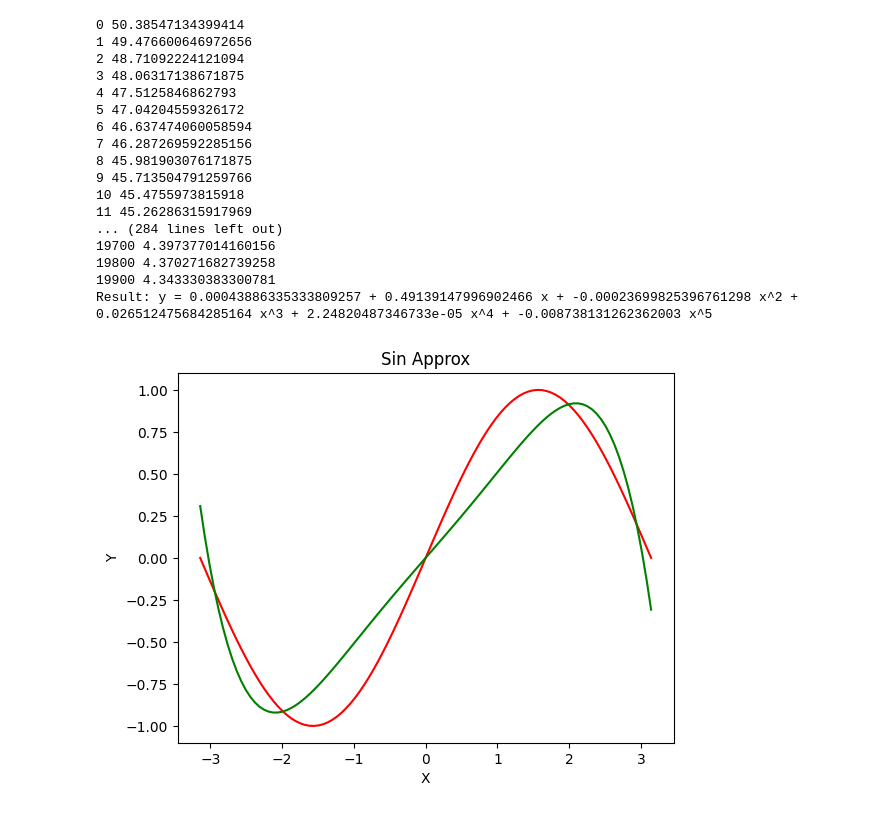
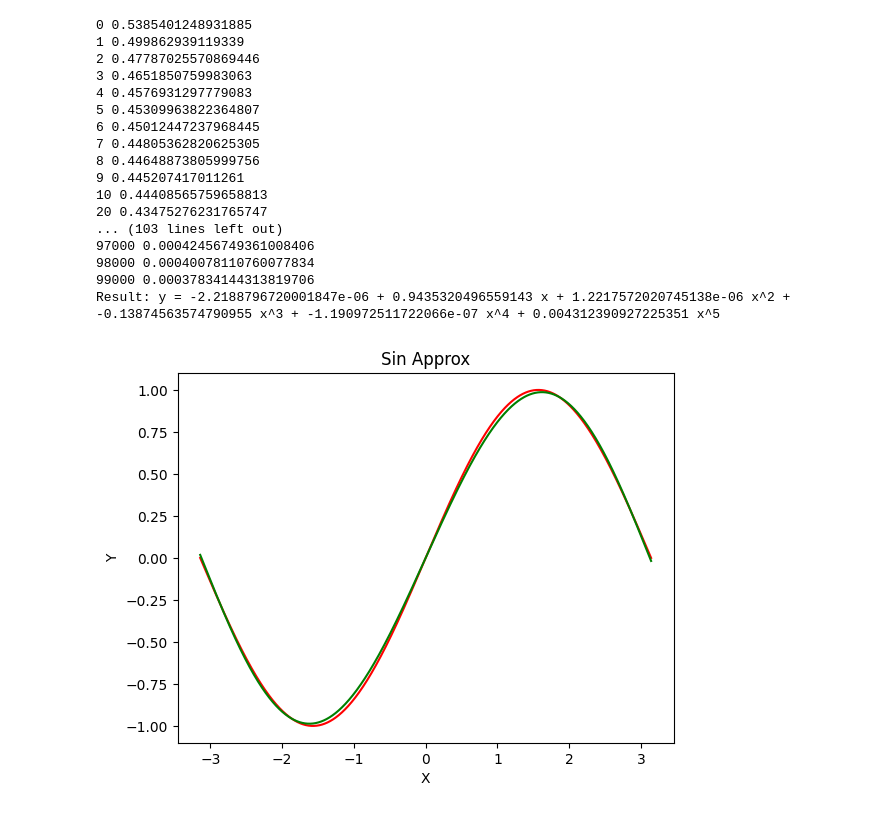
Before and after one commit to zeux/mlexp, a Jupyter notebook: sinfit.ipynb, the cells around one changed output. Cells and saved outputs as stored; diff of their text form; code cells hidden in the pictures.

```diff
--- a/sinfit.ipynb
+++ b/sinfit.ipynb
@@ -10,7 +10,7 @@ torch.set_default_device(device)
 # Create Tensors to hold input and outputs.
 # By default, requires_grad=False, which indicates that we do not need to
 # compute gradients with respect to these Tensors during the backward pass.
-x = torch.linspace(-math.pi, math.pi, 100, dtype=dtype)
+x = torch.linspace(-math.pi, math.pi, 1000, dtype=dtype)
 y = torch.sin(x)
 
 # Create random Tensors for weights. For a third order polynomial, we need
@@ -25,16 +25,16 @@ d = torch.normal(0, std, (), dtype=dtype, requires_grad=True)
 e = torch.normal(0, std, (), dtype=dtype, requires_grad=True)
 f = torch.normal(0, std, (), dtype=dtype, requires_grad=True)
 
-learning_rate = 1e-6
-for t in range(20000):
+learning_rate = 1e-4
+for t in range(100000):
     # Forward pass: compute predicted y using operations on Tensors.
     y_pred = a + (b * x) + (c * x ** 2) + (d * x ** 3) + (e * x ** 4) + (f * x ** 5)
 
     # Compute and print loss using operations on Tensors.
     # Now loss is a Tensor of shape (1,)
     # loss.item() gets the scalar value held in the loss.
-    loss = (y_pred - y).pow(2).sum()
-    if t < 100 or t % 100 == 0:
+    loss = (y_pred - y).pow(2).sum() / y.shape[0]
+    if t < 10 or (t < 100 and t % 10 == 0) or t % 1000 == 0:
         print(t, loss.item())
 
     # Use autograd to compute the backward pass. This call will compute the
@@ -53,48 +53,48 @@ for t in range(20000):
         d -= learning_rate * d.grad
         e -= learning_rate * e.grad
         f -= learning_rate * f.grad
 
         # Manually zero the gradients after updating weights
         a.grad = None
         b.grad = None
         c.grad = None
         d.grad = None
         e.grad = None
         f.grad = None
 
 print(f'Result: y = {a.item()} + {b.item()} x + {c.item()} x^2 + {d.item()} x^3 + {e.item()} x^4 + {f.item()} x^5')
 
 
 _y = []
 
 for _x in x:
     res = math.sin(_x)
     approx_res = a + (b * _x) + (c * _x ** 2) + (d * _x ** 3) + (e * _x ** 4) + (f * _x ** 5)
     _y.append(approx_res)
 
 
 plt.plot(torch.Tensor.cpu(x), torch.Tensor.cpu(y), color='r', label='sin')
 plt.plot(torch.Tensor.cpu(x), torch.Tensor.cpu(torch.tensor(_y)), color='g', label='approx')
 plt.xlabel('X')
 plt.ylabel('Y')
 plt.title("Sin Approx")
 plt.show()
 # %% [output]
-0 50.38547134399414
-1 49.476600646972656
-2 48.71092224121094
-3 48.06317138671875
-4 47.5125846862793
-5 47.04204559326172
-6 46.637474060058594
-7 46.287269592285156
-8 45.981903076171875
-9 45.713504791259766
-10 45.4755973815918
-11 45.26286315917969
-... (284 lines left out)
-19700 4.397377014160156
-19800 4.370271682739258
-19900 4.343330383300781
-Result: y = 0.00043886335333809257 + 0.49139147996902466 x + -0.00023699825396761298 x^2 + 0.026512475684285164 x^3 + 2.24820487346733e-05 x^4 + -0.008738131262362003 x^5
+0 0.5385401248931885
+1 0.499862939119339
+2 0.47787025570869446
+3 0.4651850759983063
+4 0.4576931297779083
+5 0.45309963822364807
+6 0.45012447237968445
+7 0.44805362820625305
+8 0.44648873805999756
+9 0.445207417011261
+10 0.44408565759658813
+20 0.43475276231765747
+... (103 lines left out)
+97000 0.00042456749361008406
+98000 0.00040078110760077834
+99000 0.00037834144313819706
+Result: y = -2.2188796720001847e-06 + 0.9435320496559143 x + 1.2217572020745138e-06 x^2 + -0.13874563574790955 x^3 + -1.190972511722066e-07 x^4 + 0.004312390927225351 x^5
-[figure, old version]
+[figure, new version]
```
